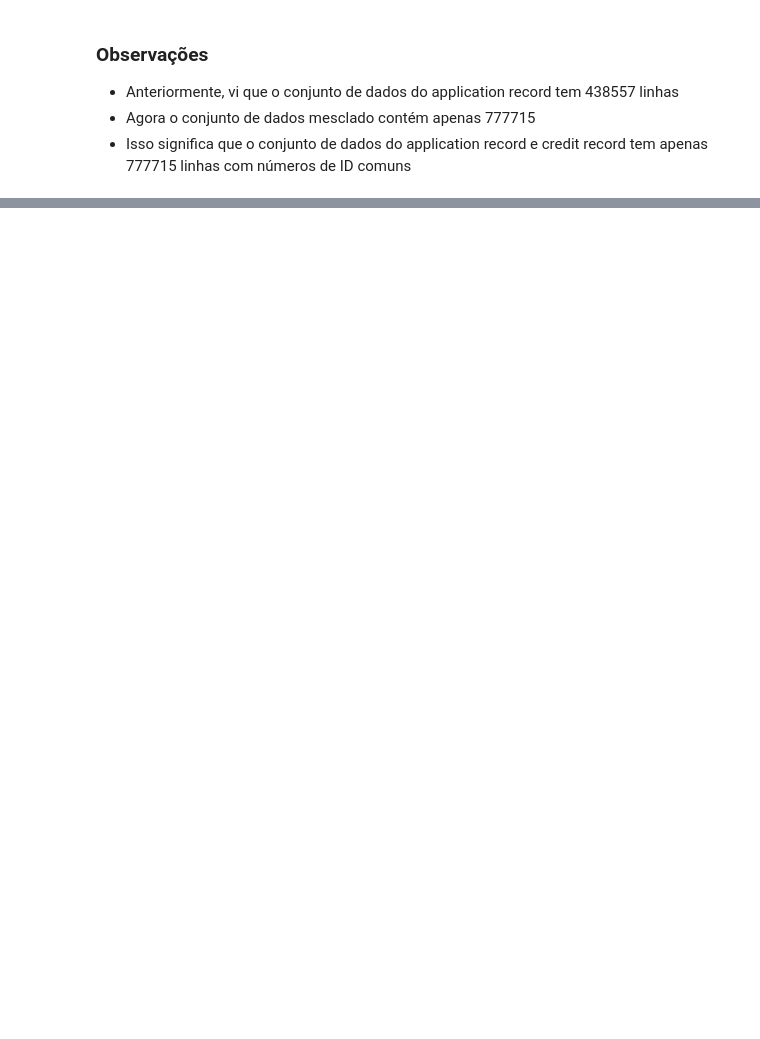
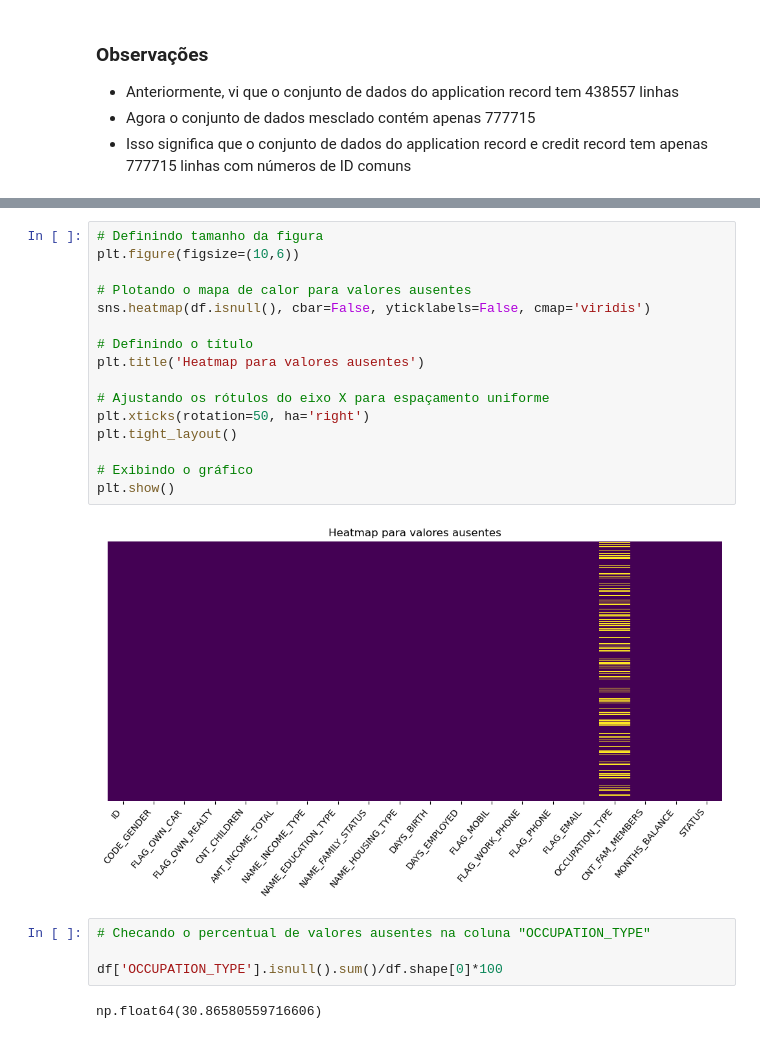
Before and after one commit to RodrigoD4v/credit-crad-risk-analysis, a Jupyter notebook: notebooks/credit_card_approval.ipynb, the cells around one changed output, grey strips where cells are left out. Drawn from its saved outputs; the diff is of its cells as text; blank space fills up the shorter version.

Commit message:
Verificando valores ausentes e lidando com eles

```diff
--- a/notebooks/credit_card_approval.ipynb
+++ b/notebooks/credit_card_approval.ipynb
@@ -174,0 +199,24 @@ Visualizando quantida de colunas do novo dataframe: 20
+# %%
+# Definindo tamanho da figura
+plt.figure(figsize=(10,6))
+
+# Plotando o mapa de calor para valores ausentes
+sns.heatmap(df.isnull(), cbar=False, yticklabels=False, cmap='viridis')
+
+# Definindo o título
+plt.title('Heatmap para valores ausentes')
+
+# Ajustando os rótulos do eixo X para espaçamento uniforme
+plt.xticks(rotation=50, ha='right')
+plt.tight_layout()
+
+# Exibindo o gráfico
+plt.show()
+# %% [output]
+[figure, added]
+# %%
+# Checando o percentual de valores ausentes na coluna "OCCUPATION_TYPE"
+
+df['OCCUPATION_TYPE'].isnull().sum()/df.shape[0]*100
+# %% [output]
+np.float64(30.86580559716606)
```
Also changed, not shown: parts of 5 cells of this notebook.
